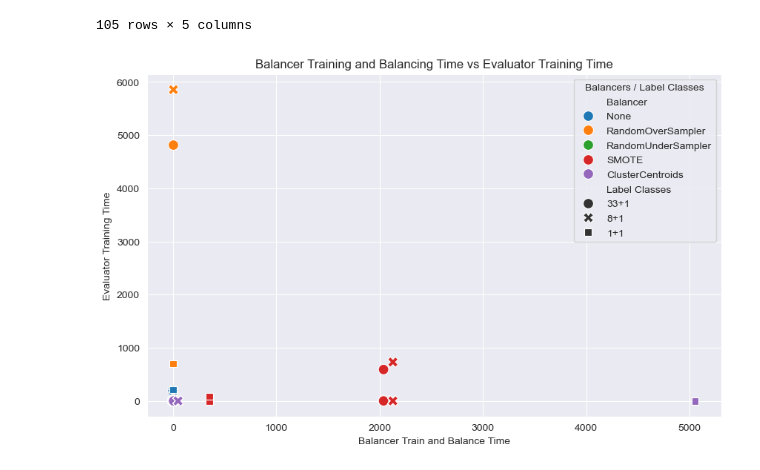
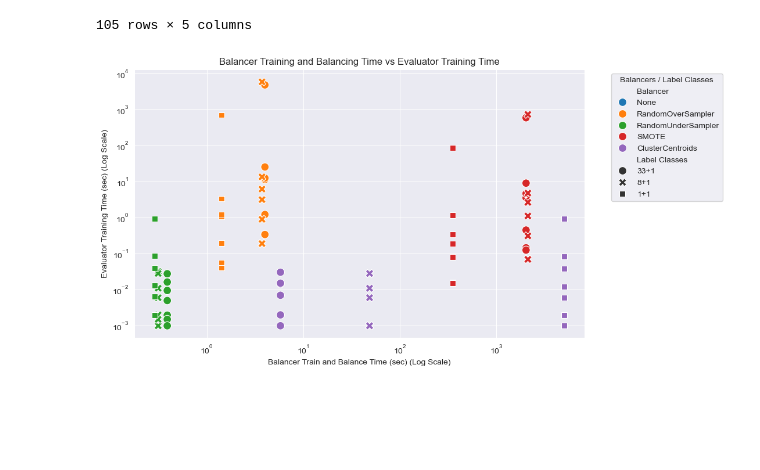
Before and after one commit to Keko787/Generating-a-Balanced-IoT-Cyber-Attack-Dataset-with-GAN-COIL-Collaboration-, a Jupyter notebook: graphs/results.ipynb, the cells around one changed output. Cells and saved outputs as stored; diff of their text form; code cells hidden in the pictures; blank space fills up the shorter version.

Commit message:
Diagram 4: Changed to logarithmic scale due to outliers.

```diff
--- a/graphs/results.ipynb
+++ b/graphs/results.ipynb
@@ -206,15 +206,18 @@ time_metrics
 # %%
 # Scatter plot
 plt.figure(figsize=(10, 6))
-sns.scatterplot(data=time_metrics, x='Balancer Train and Balance Time', y='Evaluator Training Time', hue='Balancer', style='Label Classes', s=100)
+
+scatter_plot = sns.scatterplot(data=time_metrics, x='Balancer Train and Balance Time', y='Evaluator Training Time', hue='Balancer', style='Label Classes', s=100)
+
+scatter_plot.set(xscale="log", yscale="log")
 
 # Adding labels and title
-plt.xlabel('Balancer Train and Balance Time')
-plt.ylabel('Evaluator Training Time')
+plt.xlabel('Balancer Train and Balance Time (sec) (Log Scale)')
+plt.ylabel('Evaluator Training Time (sec) (Log Scale)')
 plt.title('Balancer Training and Balancing Time vs Evaluator Training Time')
 
 # Display plot
-plt.legend(title='Balancers / Label Classes')
+plt.legend(title='Balancers / Label Classes', bbox_to_anchor=(1.05, 1), loc='upper left')
 plt.show()
 # %% [output]
-[figure, old version]
+[figure, new version]
```
